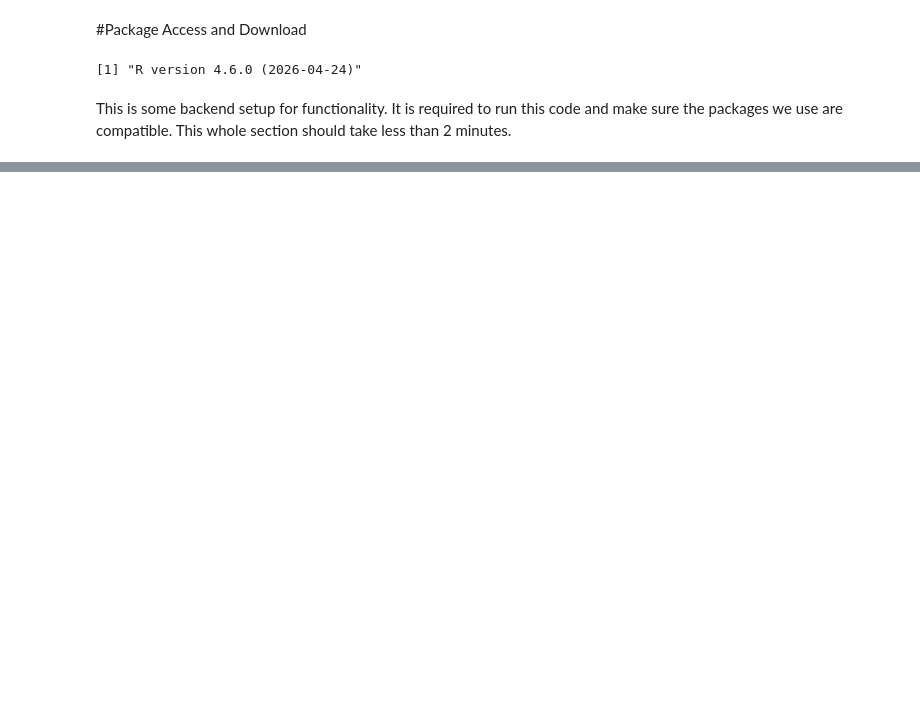
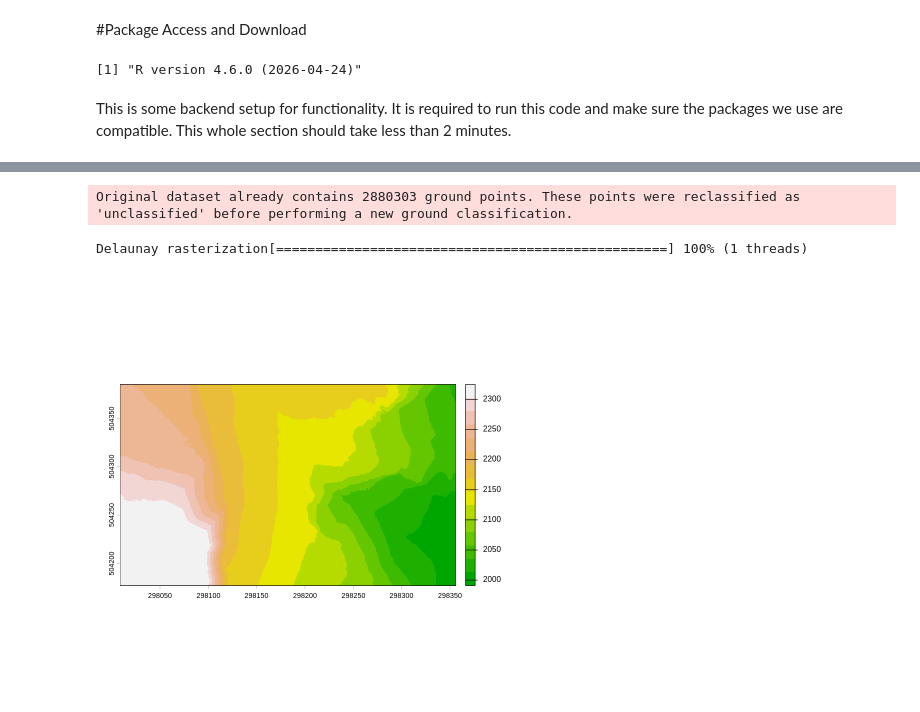
Before and after one commit to reblekah/UASLidarWorkshop_SKC_2026, a Jupyter notebook: UAS_Lidar_Workshop_2026.ipynb, the cells around one changed output, grey strips where cells are left out. Drawn from its saved outputs; the diff is of its cells as text; code cells hidden in the pictures; blank space fills up the shorter version.

```diff
--- a/UAS_Lidar_Workshop_2026.ipynb
+++ b/UAS_Lidar_Workshop_2026.ipynb
@@ -233,0 +247,9 @@ A
+# %%
+mycsf <- csf(TRUE, 0.5, 0.5, time_step = 0.65) #this is an algorithm to select ground points based on a handful of variable inputs.
+las_clean <- classify_ground(las_clean, mycsf)
+
+plot(rasterize_terrain(las_clean, res=0.2,use_class = 2), col=terrain.colors(15))
+# %% [output]
+Original dataset already contains 2880303 ground points. These points were reclassified as 'unclassified' before performing a new ground classification.
+Delaunay rasterization[==================================================] 100% (1 threads)
+[figure, added]
```
Also changed, not shown: parts of 70 cells of this notebook.
